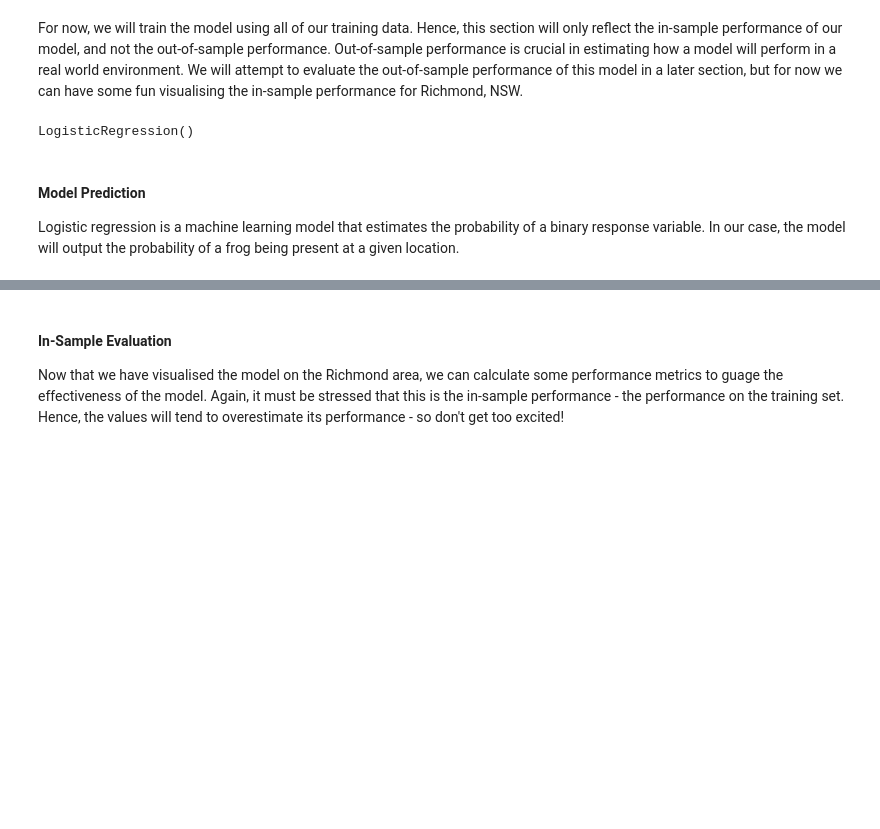
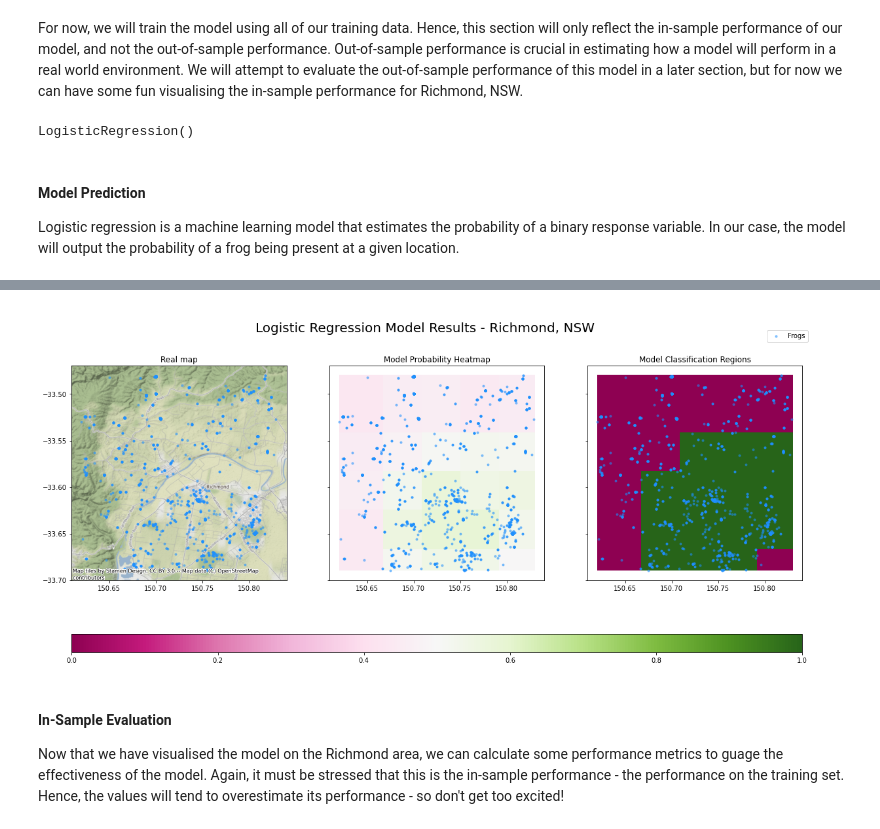
Before and after one commit to EY-Data-Science-Program/2022-Better-Working-World-Data-Challenge, a Jupyter notebook: Model_Level_1.ipynb, the cells around one changed output, grey strips where cells are left out. Saved outputs shown, nothing was run; the diff lists cells and outputs as text; code cells hidden in the pictures; blank space fills up the shorter version.

```diff
--- a/Model_Level_1.ipynb
+++ b/Model_Level_1.ipynb
@@ -70,6 +69,14 @@ Firstly, we need to query the GBIF API to obtain the frog occurrence data for th
 # %%
-def get_frogs(bbox, query_params, crs = {'init':'epsg:4326'}, orderKey="952", verbose=False):
-    """Returns the dataframe of frog occurrences for the bounding box specified."""
+def get_frogs(bbox, query_params={}, crs={'init':'epsg:4326'}, orderKey="952", verbose=False):
+    """Returns the dataframe of frog occurrences for the bounding box specified.
+
+    Arguments:
+    bbox -- tuple of (min_lon, min_lat, max_lon, max_lat)
+    query_params -- dictionary of query parameters to pass to the GBIF API search function
+    crs -- dictionary of the coordinate reference system, defaults to {'init':'epsg:4326'}
+    orderKey -- string of the taxonomic key for order, for frogs this is '952'
+    verbose -- boolean. If true, will print progress markers
+    """
 
     # Set query parameters
     min_lon, min_lat, max_lon, max_lat = bbox
@@ -346,0 +474,3 @@ Logistic regression is a machine learning model that estimates the probability o
+# %%
+# Calculate probability for each pixel point
+resultant_image = predict_frogs(weather_data, full_model)
@@ -347,3 +481,50 @@ Logistic regression is a machine learning model that estimates the probability o
+# %%
+def plot_heatmap(resultant_image, frog_data, title, crs = {'init':'epsg:4326'}):
+    """Plots a real map, probability heatmap, and model classification regions for the probability image from our model.
+
+    Arguments:
+    resultant_image -- (1, n, m) xarray of probabilities output from the model
+    frog_data -- Dataframe of frog occurrences, indicated with a 1 in the occurrenceStatus column.
+                 Must contain ["occurrenceStatus", "decimalLongitude", "decimalLatitude"]
+    title -- string that will be displayed as the figure title
+    crs -- coordinate reference system for plotting the real map. Defaults to EPSG:4326.
+    """
+    fig, ax = plt.subplots(1, 3, figsize = (20, 10), sharex=True, sharey=True)
+
+    bbox = [resultant_image.x.min(),resultant_image.x.max(),resultant_image.y.min(),resultant_image.y.max()]
+
+    # Plot real map
+    ax[0].scatter(x=[bbox[0], bbox[1]], y=[bbox[2], bbox[3]], alpha=0)
+    cx.add_basemap(ax[0], crs=crs)
+    ax[0].set_title('Real map')
+
+    # Plot heatmap from model
+    heatmap = ax[1].imshow(
+        resultant_image, cmap='PiYG', vmin=0, vmax=1.0, interpolation='none', extent=bbox, origin='lower'
+    )
+    ax[1].set_title('Model Probability Heatmap')
+
+    # Plot binary classification from model
+    regions = ax[2].imshow(
+        resultant_image > 0.5, cmap='PiYG', vmin=0, vmax=1.0, interpolation='none', extent=bbox, origin='lower'
+    )
+    ax[2].set_title('Model Classification Regions')
+
+    # Plot real frogs
+    for i, axis in enumerate(ax):
+        filt = frog_data.occurrenceStatus == 1
+        axis.scatter(
+            frog_data[filt].decimalLongitude, frog_data[filt].decimalLatitude,
+            color = 'dodgerblue', marker='.', alpha=0.5, label='Frogs' if i==0 else ''
+        )
+
+    fig.colorbar(heatmap, ax=ax, location = 'bottom', aspect=40)
+    fig.legend(loc = (0.9, 0.9))
+    fig.suptitle(title, x=0.5, y=0.9, fontsize=20)
+
+plot_heatmap(resultant_image, frog_data, "Logistic Regression Model Results - Richmond, NSW")
+# %% [output]
+[figure, added]
 # %% [markdown]
 #### In-Sample Evaluation
 
```
Also changed, not shown: parts of 17 cells of this notebook.
